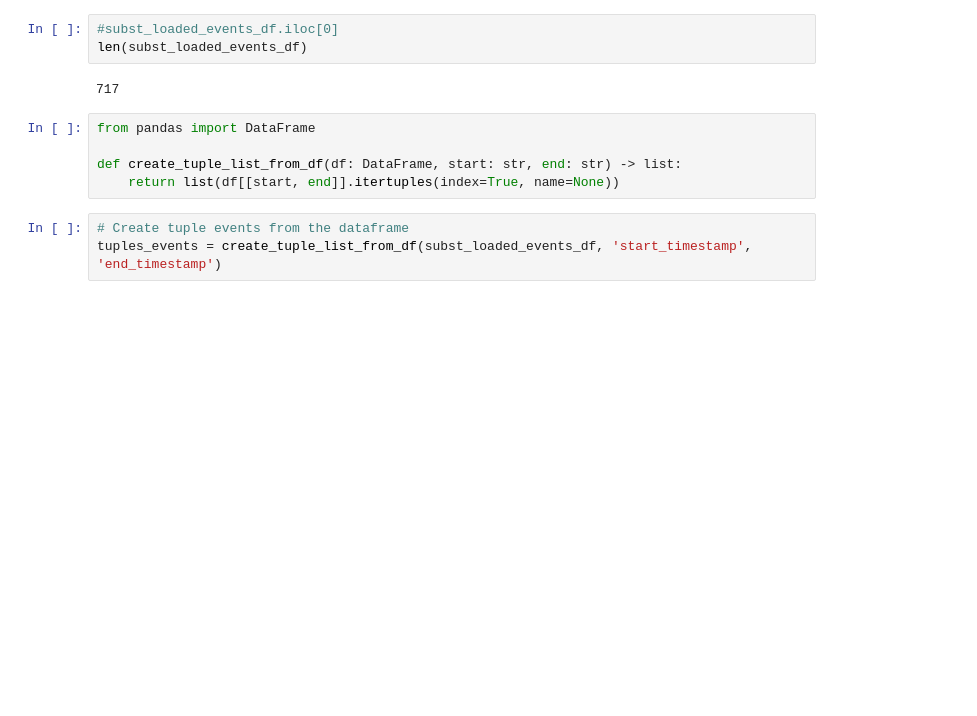
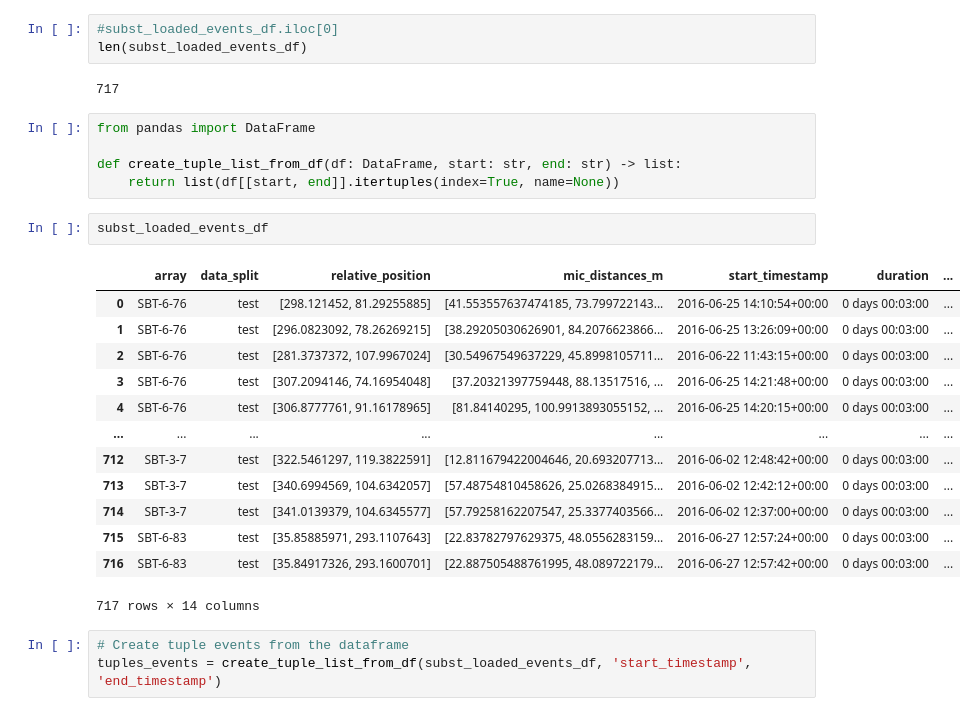
Before and after one commit to andChen2026/Bird_Network_Interactions_Analyzer, a Jupyter notebook: bioacoustics_data_analysis.ipynb, the cells around one changed output. Saved outputs shown, nothing was run; the diff lists cells and outputs as text; blank space fills up the shorter version.

```diff
--- a/bioacoustics_data_analysis.ipynb
+++ b/bioacoustics_data_analysis.ipynb
@@ -150,6 +150,22 @@ from pandas import DataFrame
 
 def create_tuple_list_from_df(df: DataFrame, start: str, end: str) -> list:
     return list(df[[start, end]].itertuples(index=True, name=None))
+# %%
+subst_loaded_events_df
+# %% [output]
+|  | array | data_split | relative_position | mic_distances_m | start_timestamp | duration | ... |
+| 0 | SBT-6-76 | test | [298.121452, 81.29255885] | [41.553557637474185, 73.799722143... | 2016-06-25 14:10:54+00:00 | 0 days 00:03:00 | ... |
+| 1 | SBT-6-76 | test | [296.0823092, 78.26269215] | [38.29205030626901, 84.2076623866... | 2016-06-25 13:26:09+00:00 | 0 days 00:03:00 | ... |
+| 2 | SBT-6-76 | test | [281.3737372, 107.9967024] | [30.54967549637229, 45.8998105711... | 2016-06-22 11:43:15+00:00 | 0 days 00:03:00 | ... |
+| 3 | SBT-6-76 | test | [307.2094146, 74.16954048] | [37.20321397759448, 88.13517516, ... | 2016-06-25 14:21:48+00:00 | 0 days 00:03:00 | ... |
+| 4 | SBT-6-76 | test | [306.8777761, 91.16178965] | [81.84140295, 100.9913893055152, ... | 2016-06-25 14:20:15+00:00 | 0 days 00:03:00 | ... |
+| ... | ... | ... | ... | ... | ... | ... | ... |
+| 712 | SBT-3-7 | test | [322.5461297, 119.3822591] | [12.811679422004646, 20.693207713... | 2016-06-02 12:48:42+00:00 | 0 days 00:03:00 | ... |
+| 713 | SBT-3-7 | test | [340.6994569, 104.6342057] | [57.48754810458626, 25.0268384915... | 2016-06-02 12:42:12+00:00 | 0 days 00:03:00 | ... |
+| 714 | SBT-3-7 | test | [341.0139379, 104.6345577] | [57.79258162207547, 25.3377403566... | 2016-06-02 12:37:00+00:00 | 0 days 00:03:00 | ... |
+| 715 | SBT-6-83 | test | [35.85885971, 293.1107643] | [22.83782797629375, 48.0556283159... | 2016-06-27 12:57:24+00:00 | 0 days 00:03:00 | ... |
+| 716 | SBT-6-83 | test | [35.84917326, 293.1600701] | [22.887505488761995, 48.089722179... | 2016-06-27 12:57:42+00:00 | 0 days 00:03:00 | ... |
+717 rows × 14 columns
 # %%
 # Create tuple events from the dataframe
 tuples_events = create_tuple_list_from_df(subst_loaded_events_df, 'start_timestamp', 'end_timestamp')
```
Also changed, not shown: parts of 7 cells of this notebook, 1 other file.
